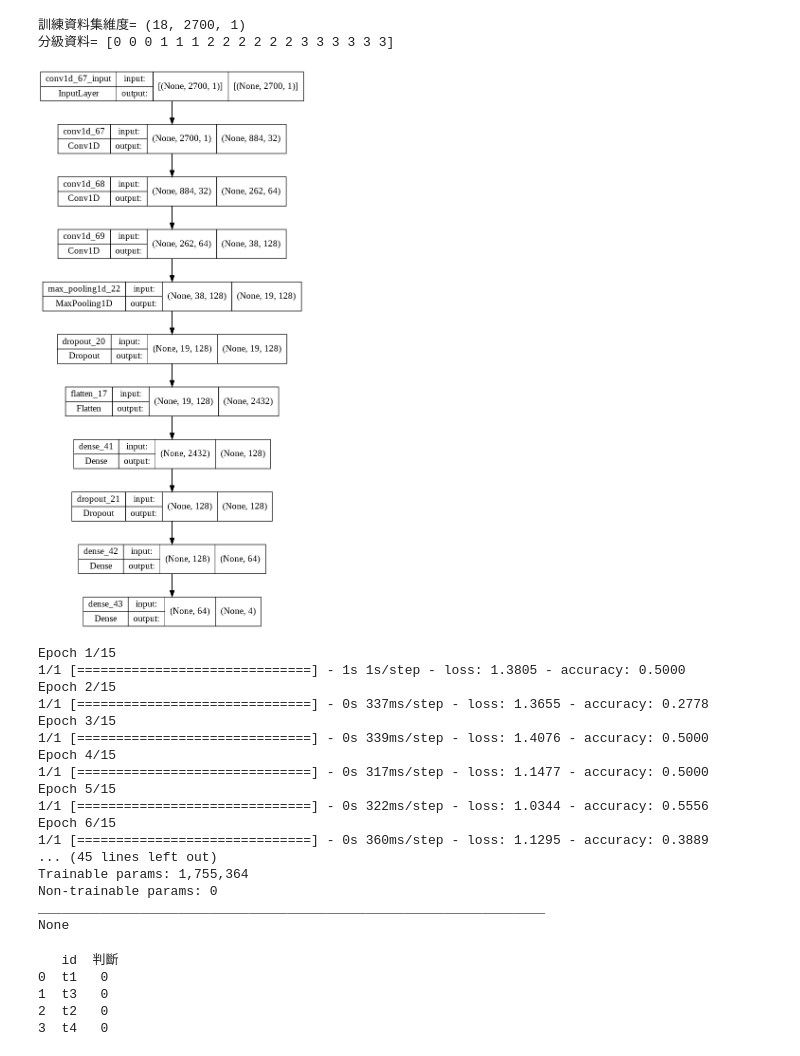
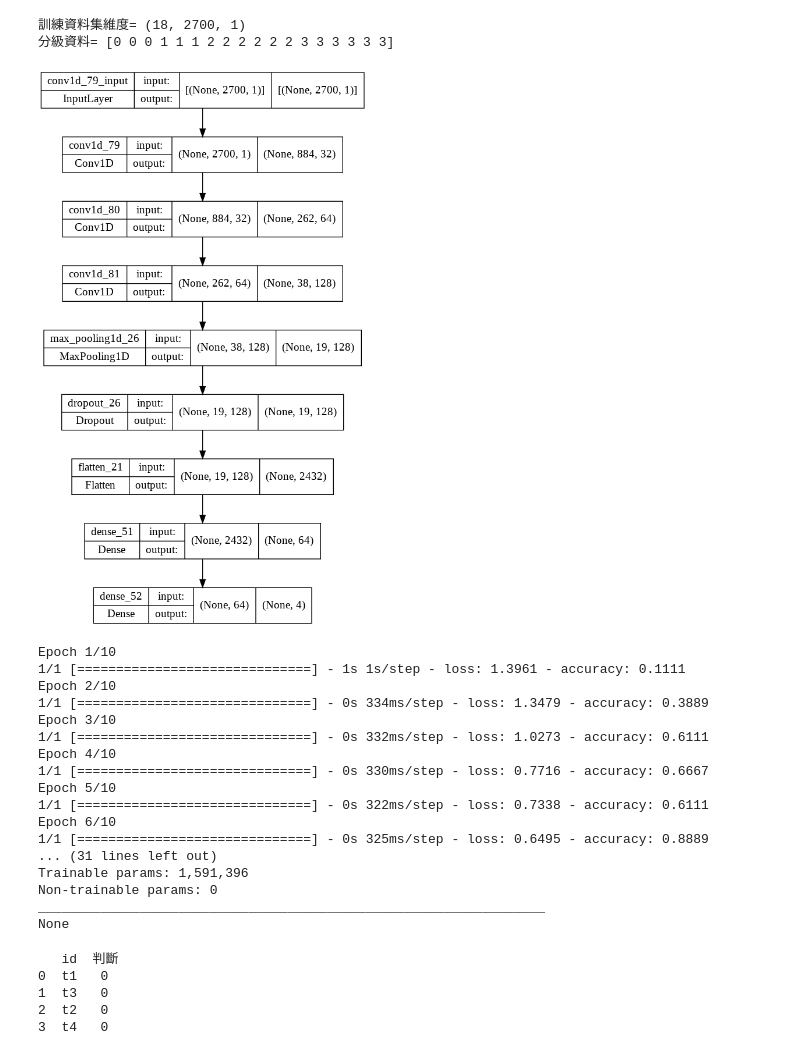
Before and after one commit to Chen-Wi-Ki/Colab-DogCat-CNN, a Jupyter notebook: Sin_Test_use_Conv1D_for_CNN_N_Value_Verify.ipynb, the cells around one changed output. Cells and saved outputs as stored; diff of their text form; code cells hidden in the pictures.

```diff
--- a/Sin_Test_use_Conv1D_for_CNN_N_Value_Verify.ipynb
+++ b/Sin_Test_use_Conv1D_for_CNN_N_Value_Verify.ipynb
@@ -348,49 +348,47 @@ print('分級資料=',y)
 # %%
 from tensorflow import keras
 from tensorflow.keras import layers
 
 CNN=keras.Sequential(name='SinWaveCNN')
 CNN.add(layers.Conv1D(32,50,3,activation='relu',input_shape=(2700,1)))#第一層需有input_shape
 #CNN.add(layers.MaxPooling1D(pool_size=2,strides=2, padding='same'))
 CNN.add(layers.Conv1D(64,100,3,activation='relu'))
 #CNN.add(layers.MaxPooling1D(pool_size=2,strides=2, padding='same'))
 CNN.add(layers.Conv1D(128,150,3,activation='relu'))
 CNN.add(layers.MaxPooling1D(pool_size=2,strides=2, padding='same'))
-CNN.add(layers.Dropout(0.3))
+CNN.add(layers.Dropout(0.5))
 CNN.add(layers.Flatten())
-CNN.add(layers.Dense(128,activation='relu'))
-CNN.add(layers.Dropout(0.5))
 CNN.add(layers.Dense(64,activation='relu'))
 #CNN.add(layers.Dropout(0.5))
 CNN.add(layers.Dense(4,activation='softmax'))#0~3(4 layer)
 #CNN.add(layers.Dense(4, activation='sigmoid'))
 
 keras.utils.plot_model(CNN,show_shapes=True)
 # %% [output]
-[figure, old version]
+[figure, new version]
 # %%
 CNN.compile(optimizer='Adam',
       loss=keras.losses.sparse_categorical_crossentropy,
       metrics=['accuracy'])
 # %%
-#訓練了第15次
-CNN.fit(X, y, epochs=15, batch_size=32)
+#訓練了第10次
+CNN.fit(X, y, epochs=10, batch_size=32)
 print(CNN.summary())
 # %% [output]
-Epoch 1/15
-1/1 [==============================] - 1s 1s/step - loss: 1.3805 - accuracy: 0.5000
-Epoch 2/15
-1/1 [==============================] - 0s 337ms/step - loss: 1.3655 - accuracy: 0.2778
-Epoch 3/15
-1/1 [==============================] - 0s 339ms/step - loss: 1.4076 - accuracy: 0.5000
-Epoch 4/15
-1/1 [==============================] - 0s 317ms/step - loss: 1.1477 - accuracy: 0.5000
-Epoch 5/15
-1/1 [==============================] - 0s 322ms/step - loss: 1.0344 - accuracy: 0.5556
-Epoch 6/15
-1/1 [==============================] - 0s 360ms/step - loss: 1.1295 - accuracy: 0.3889
-... (45 lines left out)
-Trainable params: 1,755,364
+Epoch 1/10
+1/1 [==============================] - 1s 1s/step - loss: 1.3961 - accuracy: 0.1111
+Epoch 2/10
+1/1 [==============================] - 0s 334ms/step - loss: 1.3479 - accuracy: 0.3889
+Epoch 3/10
+1/1 [==============================] - 0s 332ms/step - loss: 1.0273 - accuracy: 0.6111
+Epoch 4/10
+1/1 [==============================] - 0s 330ms/step - loss: 0.7716 - accuracy: 0.6667
+Epoch 5/10
+1/1 [==============================] - 0s 322ms/step - loss: 0.7338 - accuracy: 0.6111
+Epoch 6/10
+1/1 [==============================] - 0s 325ms/step - loss: 0.6495 - accuracy: 0.8889
+... (31 lines left out)
+Trainable params: 1,591,396
 Non-trainable params: 0
 _________________________________________________________________
 None
```
